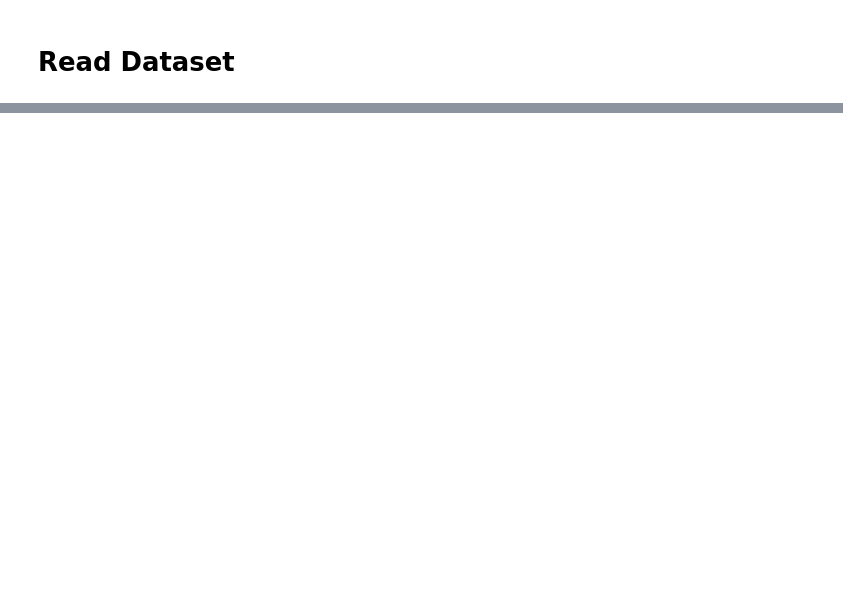
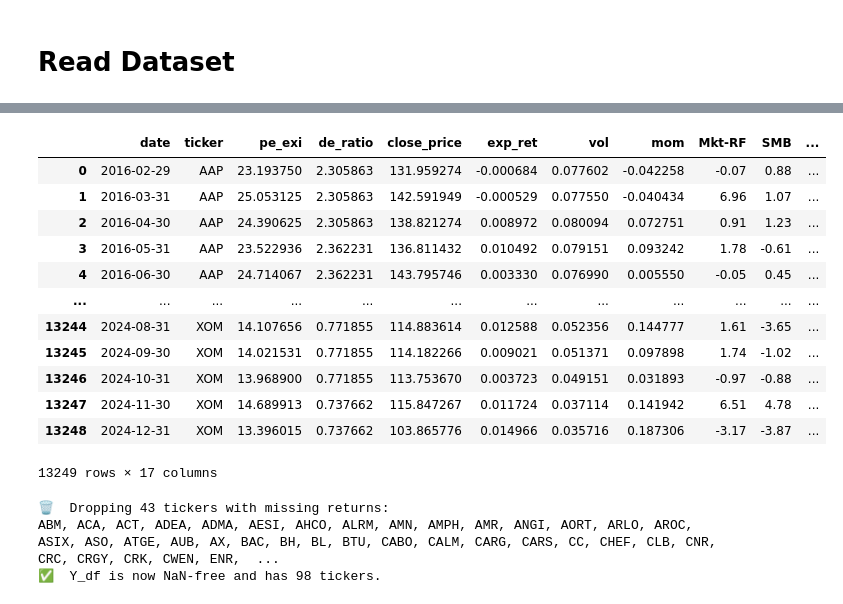
Before and after one commit to ksg0617/SVM_QP, a Jupyter notebook: notebook_testing.ipynb, the cells around one changed output, grey strips where cells are left out. Cells and saved outputs as stored; diff of their text form; code cells hidden in the pictures; blank space fills up the shorter version.

```diff
--- a/notebook_testing.ipynb
+++ b/notebook_testing.ipynb
@@ -123,0 +67,2 @@ Epoch 10/10, Loss=0.0562
+# %%
+df['label'] = df.groupby('ticker')['close_price'].shift(-1).gt(df['close_price']).astype(int) * 2 - 1
@@ -123,0 +84,63 @@ Epoch 10/10, Loss=0.0562
+# %%
+df
+# %% [output]
+|  | date | ticker | pe_exi | de_ratio | close_price | exp_ret | vol | mom | Mkt-RF | SMB | ... |
+| 0 | 2016-02-29 | AAP | 23.193750 | 2.305863 | 131.959274 | -0.000684 | 0.077602 | -0.042258 | -0.07 | 0.88 | ... |
+| 1 | 2016-03-31 | AAP | 25.053125 | 2.305863 | 142.591949 | -0.000529 | 0.077550 | -0.040434 | 6.96 | 1.07 | ... |
+| 2 | 2016-04-30 | AAP | 24.390625 | 2.305863 | 138.821274 | 0.008972 | 0.080094 | 0.072751 | 0.91 | 1.23 | ... |
+| 3 | 2016-05-31 | AAP | 23.522936 | 2.362231 | 136.811432 | 0.010492 | 0.079151 | 0.093242 | 1.78 | -0.61 | ... |
+| 4 | 2016-06-30 | AAP | 24.714067 | 2.362231 | 143.795746 | 0.003330 | 0.076990 | 0.005550 | -0.05 | 0.45 | ... |
+| ... | ... | ... | ... | ... | ... | ... | ... | ... | ... | ... | ... |
+| 13244 | 2024-08-31 | XOM | 14.107656 | 0.771855 | 114.883614 | 0.012588 | 0.052356 | 0.144777 | 1.61 | -3.65 | ... |
+| 13245 | 2024-09-30 | XOM | 14.021531 | 0.771855 | 114.182266 | 0.009021 | 0.051371 | 0.097898 | 1.74 | -1.02 | ... |
+| 13246 | 2024-10-31 | XOM | 13.968900 | 0.771855 | 113.753670 | 0.003723 | 0.049151 | 0.031893 | -0.97 | -0.88 | ... |
+| 13247 | 2024-11-30 | XOM | 14.689913 | 0.737662 | 115.847267 | 0.011724 | 0.037114 | 0.141942 | 6.51 | 4.78 | ... |
+| 13248 | 2024-12-31 | XOM | 13.396015 | 0.737662 | 103.865776 | 0.014966 | 0.035716 | 0.187306 | -3.17 | -3.87 | ... |
+13249 rows × 17 columns
+# %%
+# -------------------------------------------------------------
+# 1.  Build monthly factor (X_df) and asset-return (Y_df) tables
+
+Y_df = (df
+        .pivot(index='date', columns='ticker', values='ret_excess') # ret_excess can be used or ret
+        .sort_index())
+
+X_df = (df[['date'] + factor_cols]
+        .drop_duplicates('date')
+        .set_index('date')
+        .sort_index())
+# create a label_df
+label_df = (df
+            .pivot(index='date', columns='ticker', values='label')
+            .sort_index())
+
+# ------------------------------------------------------------------
+# 1.  Find ticker columns with *any* NaNs in Y_df
+# ------------------------------------------------------------------
+bad_tickers = Y_df.columns[Y_df.isna().any()]
+
+print(f"🗑  Dropping {len(bad_tickers)} tickers with missing returns:")
+print(", ".join(map(str, bad_tickers)))
+
+# ------------------------------------------------------------------
+# 2.  Drop them from Y_df  (axis=1 ⇒ columns)
+# ------------------------------------------------------------------
+Y_df = Y_df.drop(columns=bad_tickers)
+
+# ------------------------------------------------------------------
+# 3.  OPTIONAL: keep your other pivot tables in sync
+#     (uncomment if you have X_df, label_df, etc. with same columns)
+# ------------------------------------------------------------------
+# X_df      = X_df.drop(columns=bad_tickers, errors="ignore")
+label_df  = label_df.drop(columns=bad_tickers, errors="ignore")
+# Sigma_fore = Sigma_fore[np.ix_(good_mask, good_mask)]  # inside loop
+
+# ------------------------------------------------------------------
+# 4.  Verify — there should be zero NaNs left
+# ------------------------------------------------------------------
+assert not Y_df.isna().any().any(), "Still NaNs lurking in Y_df!"
+print("✅  Y_df is now NaN-free and has", Y_df.shape[1], "tickers.")
+# %% [output]
+🗑  Dropping 43 tickers with missing returns:
+ABM, ACA, ACT, ADEA, ADMA, AESI, AHCO, ALRM, AMN, AMPH, AMR, ANGI, AORT, ARLO, AROC, ASIX, ASO, ATGE, AUB, AX, BAC, BH, BL, BTU, CABO, CALM, CARG, CARS, CC, CHEF, CLB, CNR, CRC, CRGY, CRK, CWEN, ENR,  ...
+✅  Y_df is now NaN-free and has 98 tickers.
```
Also changed, not shown: parts of 28 cells of this notebook, 32 other files.
